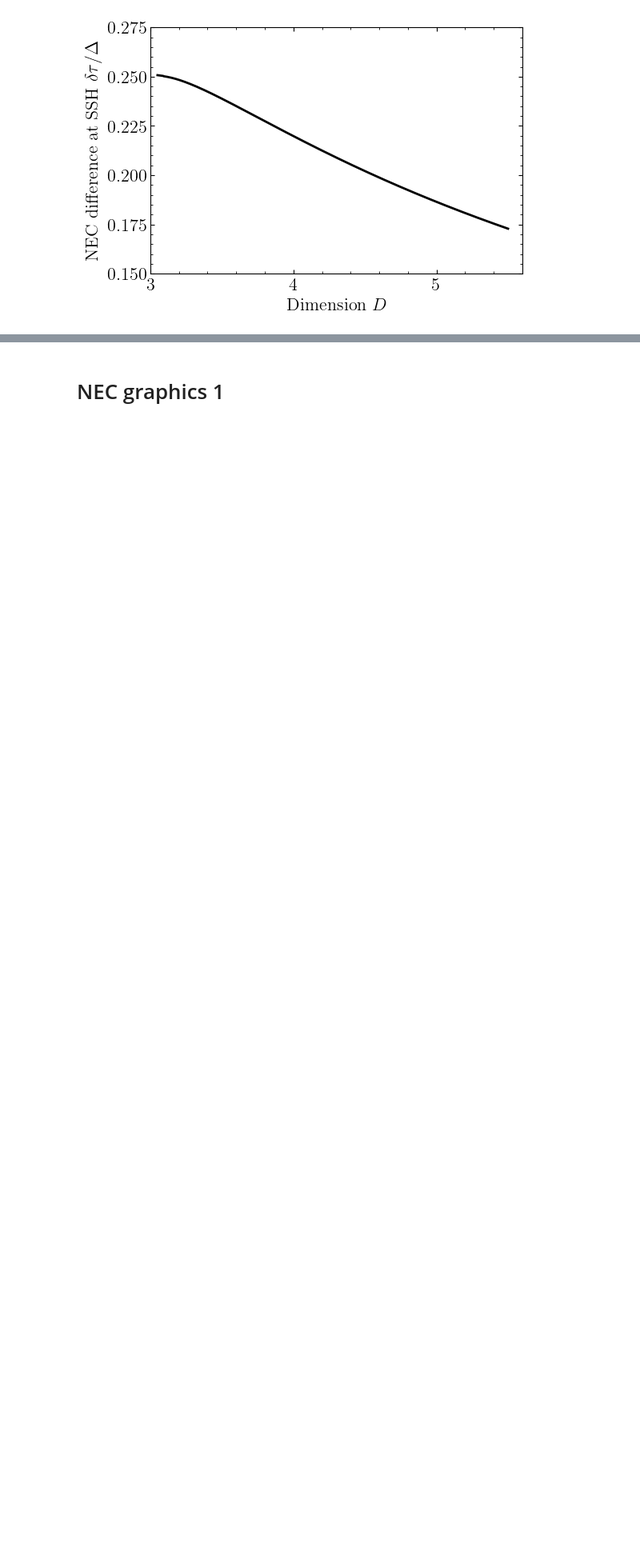
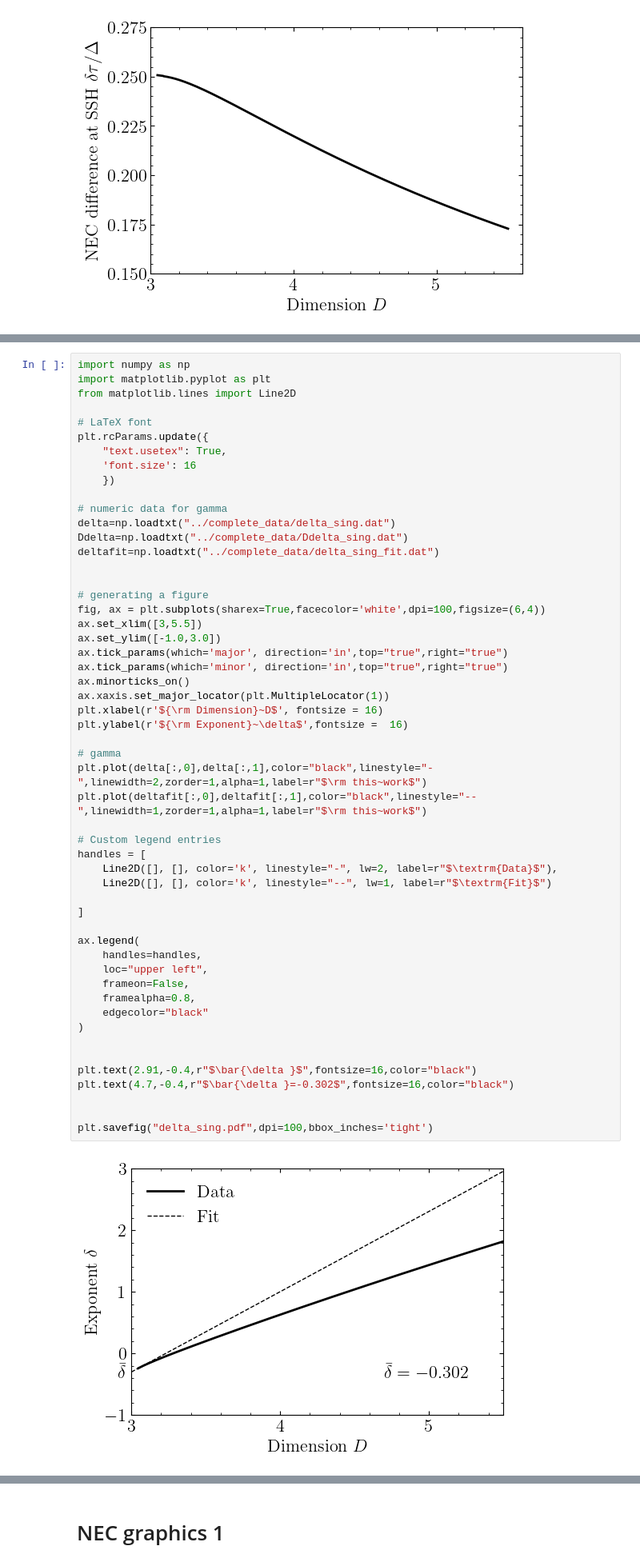
Before and after one commit to EckerChristian/CriticalSpacetimeCrystal, a Jupyter notebook: plots/plots.ipynb, the cells around one changed output, grey strips where cells are left out. Shown at 80% size. Saved outputs shown, nothing was run; the diff lists cells and outputs as text; blank space fills up the shorter version.

```diff
--- a/plots/plots.ipynb
+++ b/plots/plots.ipynb
@@ -1212,0 +1321,55 @@ plt.savefig("NECdiffSSHoverDel.pdf",dpi=100,bbox_inches='tight')
+# %%
+import numpy as np
+import matplotlib.pyplot as plt
+from matplotlib.lines import Line2D
+
+# LaTeX font
+plt.rcParams.update({
+    "text.usetex": True,
+    'font.size': 16
+    })
+
+# numeric data for gamma
+delta=np.loadtxt("../complete_data/delta_sing.dat")
+Ddelta=np.loadtxt("../complete_data/Ddelta_sing.dat")
+deltafit=np.loadtxt("../complete_data/delta_sing_fit.dat")
+
+
+# generating a figure
+fig, ax = plt.subplots(sharex=True,facecolor='white',dpi=100,figsize=(6,4))
+ax.set_xlim([3,5.5])
+ax.set_ylim([-1.0,3.0])
+ax.tick_params(which='major', direction='in',top="true",right="true")
+ax.tick_params(which='minor', direction='in',top="true",right="true")
+ax.minorticks_on()
+ax.xaxis.set_major_locator(plt.MultipleLocator(1))
+plt.xlabel(r'${\rm Dimension}~D$', fontsize = 16)
+plt.ylabel(r'${\rm Exponent}~\delta$',fontsize =  16)
+
+# gamma
+plt.plot(delta[:,0],delta[:,1],color="black",linestyle="-",linewidth=2,zorder=1,alpha=1,label=r"$\rm this~work$")
+plt.plot(deltafit[:,0],deltafit[:,1],color="black",linestyle="--",linewidth=1,zorder=1,alpha=1,label=r"$\rm this~work$")
+
+# Custom legend entries
+handles = [
+    Line2D([], [], color='k', linestyle="-", lw=2, label=r"$\textrm{Data}$"),
+    Line2D([], [], color='k', linestyle="--", lw=1, label=r"$\textrm{Fit}$")
+
+]
+
+ax.legend(
+    handles=handles,
+    loc="upper left",
+    frameon=False,
+    framealpha=0.8,
+    edgecolor="black"
+)
+
+
+plt.text(2.91,-0.4,r"$\bar{\delta }$",fontsize=16,color="black")
+plt.text(4.7,-0.4,r"$\bar{\delta }=-0.302$",fontsize=16,color="black")
+
+
+plt.savefig("delta_sing.pdf",dpi=100,bbox_inches='tight')
+# %% [output]
+[figure, added]
```
Also changed, not shown: parts of 8 cells of this notebook, 1 other file.
